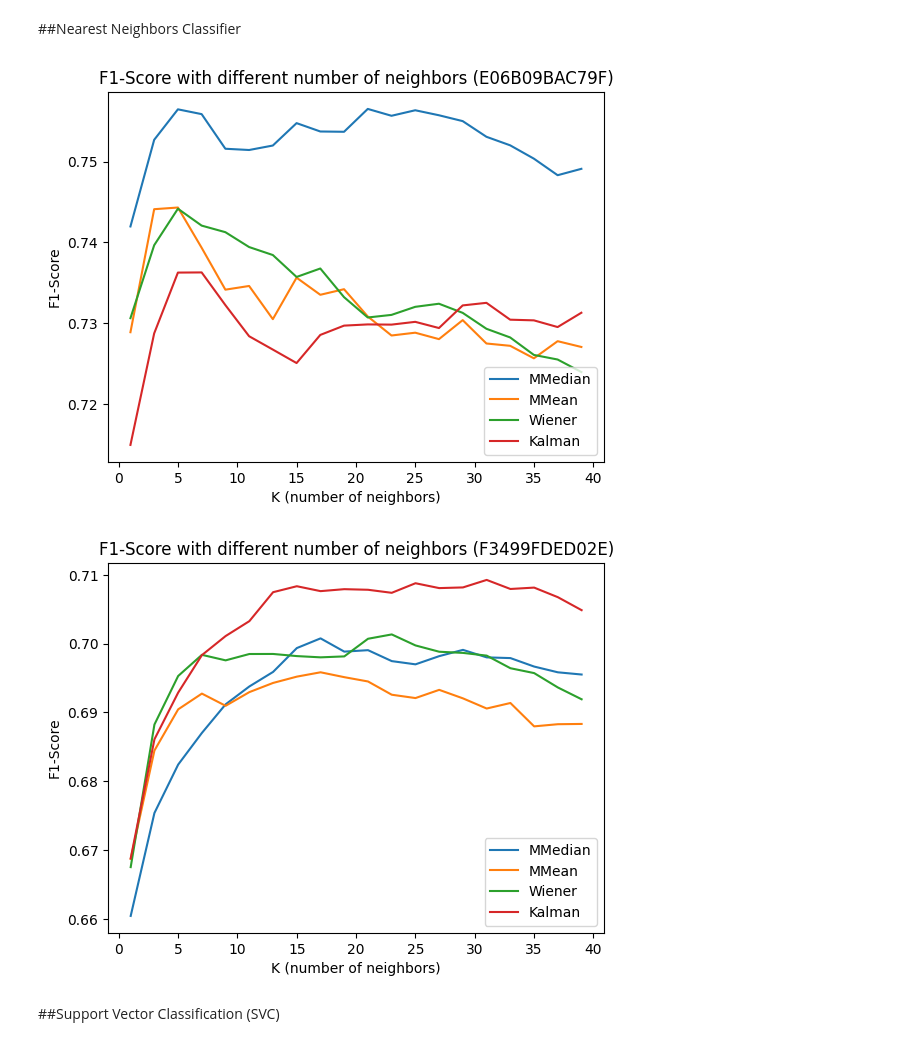
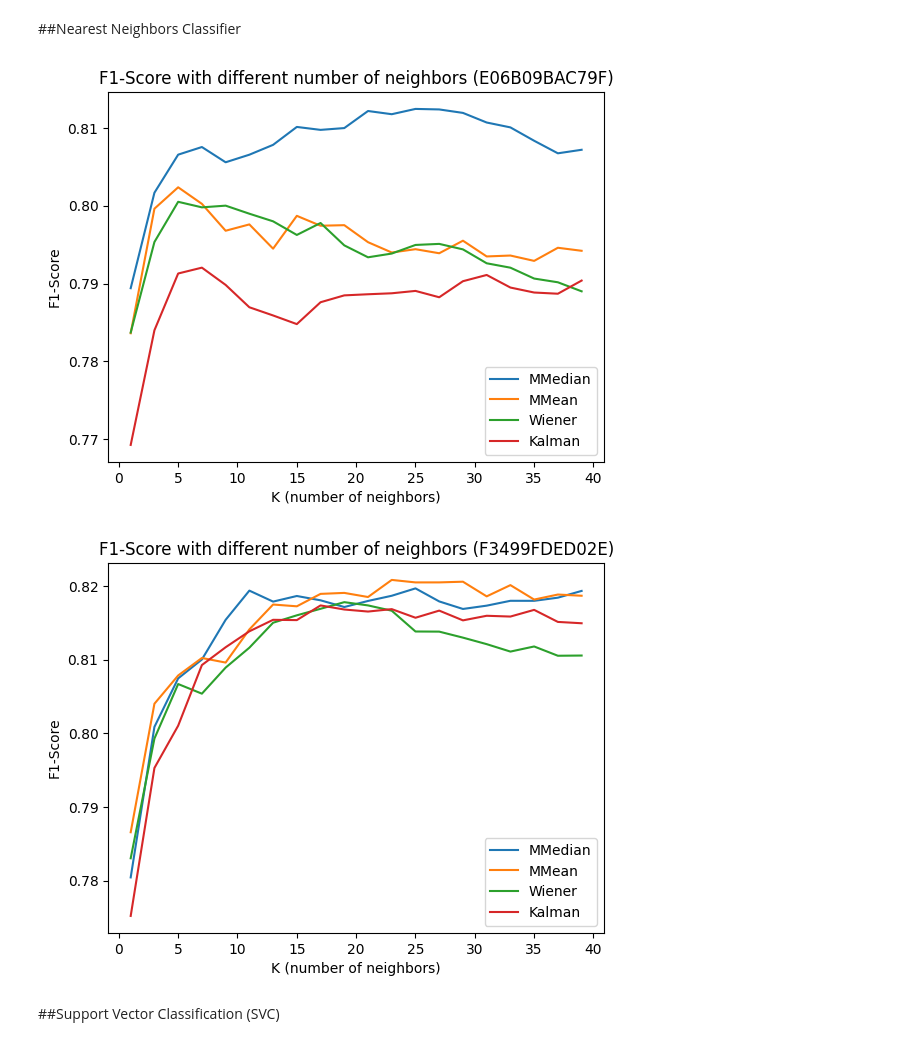
Before and after one commit to wagneced/IndoorTrackingML, a Jupyter notebook: IndoorTrackingML.ipynb, the cells around one changed output. Drawn from its saved outputs; the diff is of its cells as text; code cells hidden in the pictures.

```diff
--- a/IndoorTrackingML.ipynb
+++ b/IndoorTrackingML.ipynb
@@ -290,10 +290,17 @@ plt.show()
 #Dateneinlesen und -grobaufbereitung
 In diesem Abschnitt werden die Daten so aufbereitet, dass diese auf die Modelle angewendet werden können. Sowohl als Trainings- und Testdaten.
 # %%
-#Mapping used to adapt the current tags with new labels ("InRoom": True / False)
+#Mapping used to adapt the current tags with new labels ('InRoom': True / False)
 gateway_to_tag = {'E06B09BAC79F':'Room1', 'F3499FDED02E':'Room2'}
 
-def extend_df_with_label(data_df, ):
+def extend_df_with_label(data_df):
+  '''
+  Gets dataframe and adds label to it.
+  If df entry contains following values InRoom is set to 1:
+  'E06B09BAC79F':'Room1' -> InRoom = 1
+  'F3499FDED02E':'Room2' -> InRoom = 1
+  Else -> InRoom = 0
+  '''
   data_df.distance = data_df.distance.round(3)
   data_df['InRoom'] = [1 if (gateway_to_tag.get(gateway) == tag) else 0 for tag in data_df.tag]
   return data_df.copy()
@@ -336,6 +343,12 @@ dict_filter_distance_columns = {'Raw':distance_raw, 'MMedian': distance_moving_m
                                 'Wiener': distance_wiener, 'Kalman': distance_kalman}
 # %%
 def extend_data_with_filtered_values(data_df, window_size=10):
+  '''
+  Gets dataframe and extends it with filter values (additional columns).
+  The function is only used for analytical purposes as once optimal combinations are found
+  filter should directly be applied to distance and no additional column is added to dataframe.
+  @params window_size defines how many measurements are used for filter application (default 10)
+  '''
   temp_df = data_df.copy()
   for majorminor in temp_df.majorminor.unique():
     distance = temp_df.loc[(temp_df.majorminor == majorminor)].distance
@@ -414,6 +427,13 @@ Dabei werden verschiedene Anzahlen an zusätzlichen Features ausgetestet.
 #index out of bound messages which lead to model performances of NAN as calculation gets aborted
 
 def generate_df_with_additional_features(data_df, enlargement_size = 6):
+  '''
+  Requires a dataframe with distance values, timestamp and majorminor.
+  It extends it with additional features.
+  The additional features are the n previous measurements of the same majorminor value.
+  @param enlargement_size defines how many previous measurements are added as additional feature default value is 6
+  (IMPORTANT enlargement size extends number of features by 2 times its size as previous distance and timedifference is added)
+  '''
   additonal_cols = []
   timediff_cols = []
   feature_cols = list(dict_filter_distance_columns.values())
@@ -456,7 +476,7 @@ def generate_df_with_additional_features(data_df, enlargement_size = 6):
       temp_df.loc[temp_df.index == current_pos_index,additonal_cols] = additional_features.to_numpy().reshape(len(additonal_cols))
 
 
-      ##"Simpler" solution but extremly imperformant
+      ##'Simpler' solution but extremly imperformant
       ##Above solution is 7 times faster
 
       #for index in range(1,enlargement_size+1):
@@ -495,7 +515,7 @@ Geplant: KNN, Naive Bayes, Support Vector Classifier (SVC) und Random Forest Cla
 #Seed can be set to any number but if the same number is used it can ensure that
 #randomness leads to the same behaviour when executed multiple times
 random_state=42
-dict_best_accuracy = dict.fromkeys(master_dict.keys(), [])
+dict_best_accuracy = dict.fromkeys(master_dict.keys(), {})
 # %% [markdown]
 ##Nearest Neighbors Classifier
 # %%
@@ -521,42 +541,42 @@ for gateway in master_dict.keys():
   for n_neighbors in range(1, 40, 2):
     #Use a nearest neighbor classifier to evaluate the methods
     knn = KNeighborsClassifier(n_neighbors=n_neighbors)
 
     k.append(n_neighbors)
 
     for filter in dict_accuracy.keys():
       prefix = str(dict_filter_distance_columns.get(filter))
       column_selection = [col for col in df if (col.startswith(prefix) or col.startswith('timediff'))]
 
       X = df.loc[:,column_selection]
       Y = df.InRoom
 
       #Ensures that folds are shuffled to prevent overfitting
       kfold = KFold(n_splits=5, random_state=random_state, shuffle=True)
 
       #Calculates cross validation score
-      crossv_results = cross_val_score(knn, X, Y, cv=kfold, scoring='f1')
+      crossv_results = cross_val_score(knn, X, Y, cv=kfold, scoring='f1_weighted')
 
       #Append score to list categorised by filter for easy plotting
       dict_accuracy[filter] = dict_accuracy[filter] + [crossv_results.mean()]
 
       #Checks if the current k for the knn model with the given data (provided by a certain gateway and applied filter) is better than the previous model performance
       #if this is the case the current settings overwrite the previous settings
-      if (len(dict_best_accuracy[gateway][model_type][filter])==0) or (dict_best_accuracy[gateway][model_type][filter]["best_score_"] < [crossv_results.mean()]) :
-        dict_best_accuracy[gateway][model_type][filter] = {"best_score_": [crossv_results.mean()],
-                                    "best_params_": {"n_neighbors": n_neighbors}}
+      if (len(dict_best_accuracy[gateway][model_type][filter])==0) or (dict_best_accuracy[gateway][model_type][filter]['best_score_'] < [crossv_results.mean()]) :
+        dict_best_accuracy[gateway][model_type][filter] = {'best_score_': [crossv_results.mean()],
+                                    'best_params_': {'n_neighbors': n_neighbors}}
   #Used for ploting a graph which shows the performance of the models
   #depending on number of neighbors with the given training / test data
   for key in dict_accuracy.keys():
     plt.plot(k, dict_accuracy[key])
-  plt.ylabel("F1-Score")
-  plt.xlabel("K (number of neighbors)")
+  plt.ylabel('F1-Score')
+  plt.xlabel('K (number of neighbors)')
   plt.legend(dict_accuracy.keys(), loc='lower right')
-  plt.title("F1-Score with different number of neighbors ("+str(gateway)+")")
+  plt.title('F1-Score with different number of neighbors ('+str(gateway)+')')
   plt.show()
 # %% [output]
-[figure, old version]
+[figure, new version]
-[figure, old version]
+[figure, new version]
 # %% [markdown]
 ##Support Vector Classification (SVC)
 # %%
```
Also changed, not shown: parts of 35 cells of this notebook.
